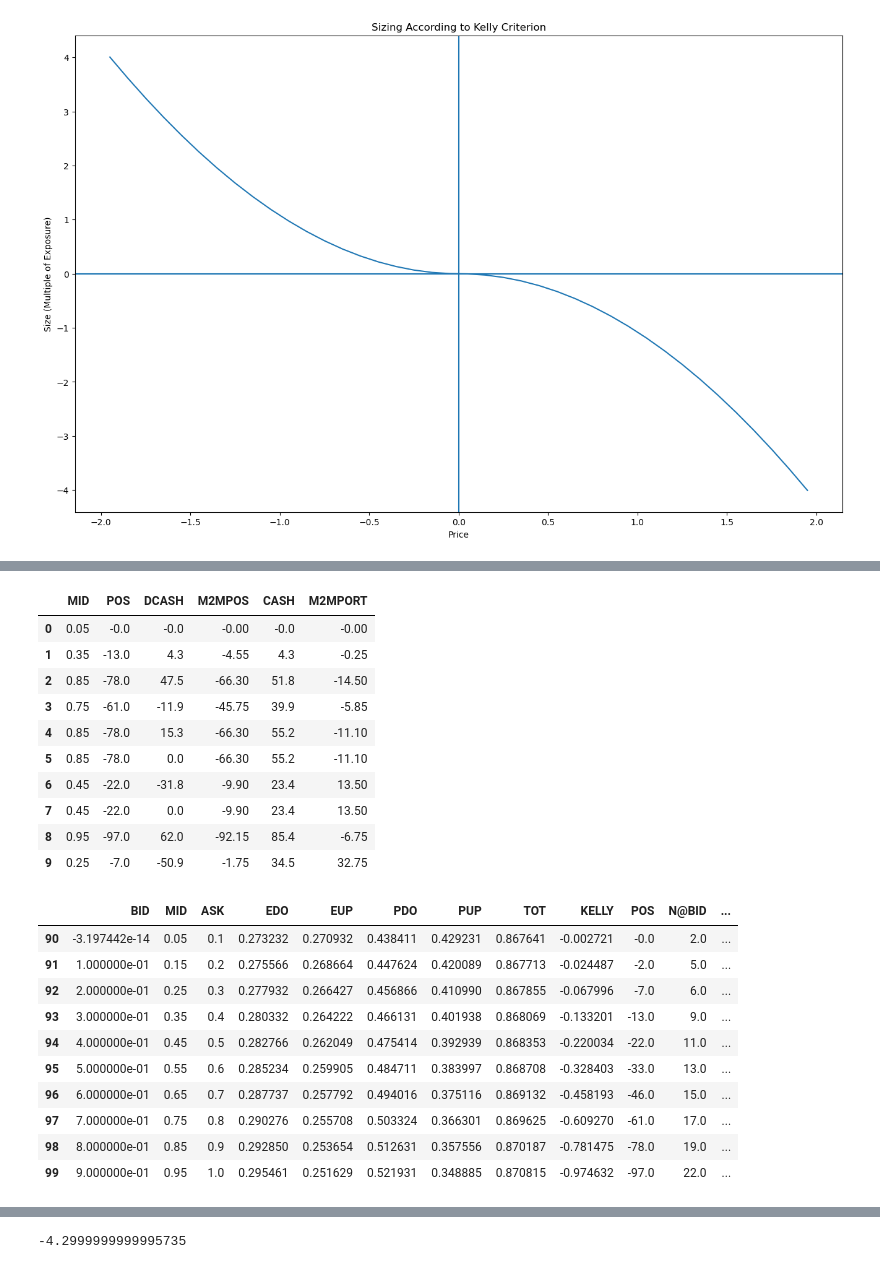
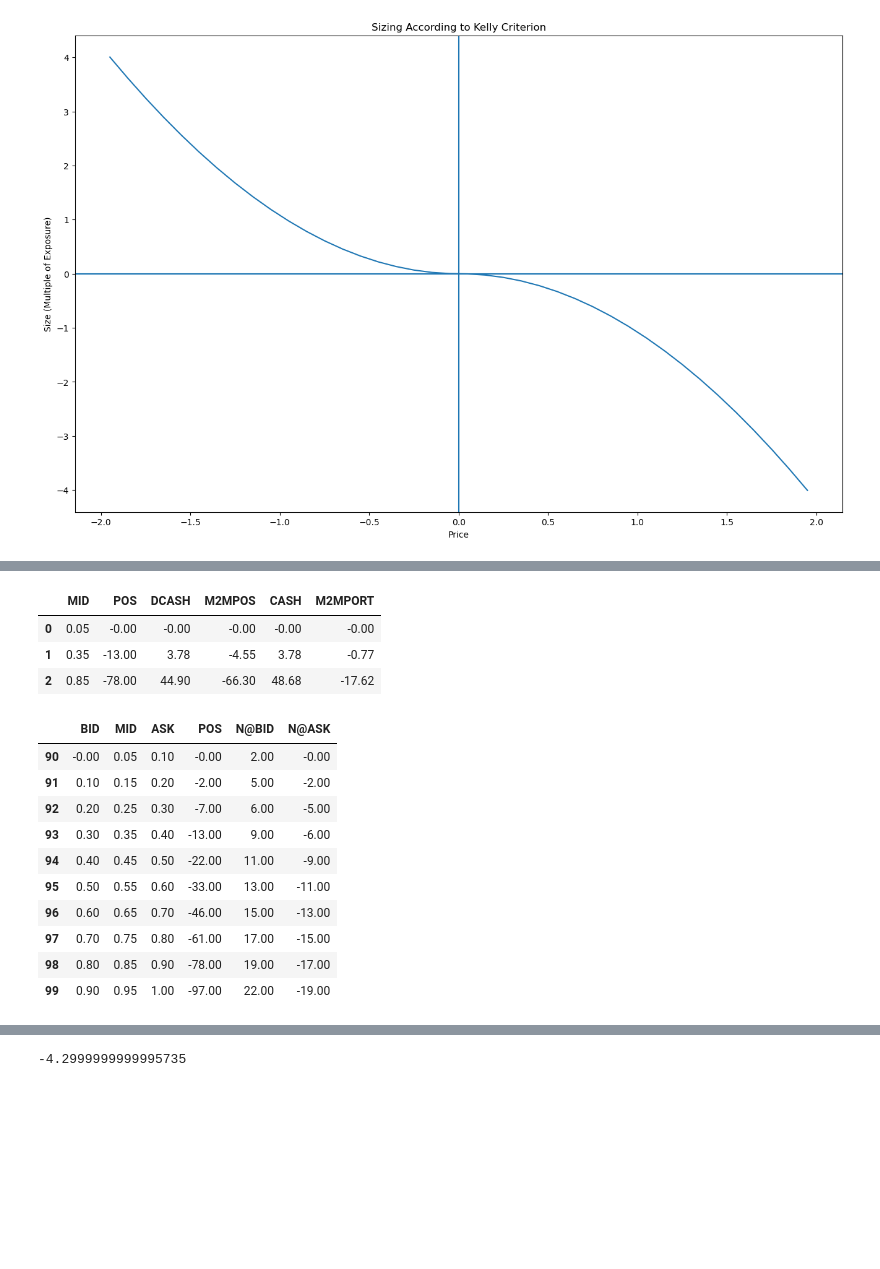
Before and after one commit to philipwlee/oumm, a Jupyter notebook: ou_market_making.ipynb, the cells around one changed output, grey strips where cells are left out. Saved outputs shown, nothing was run; the diff lists cells and outputs as text; code cells hidden in the pictures; blank space fills up the shorter version.

```diff
--- a/ou_market_making.ipynb
+++ b/ou_market_making.ipynb
@@ -1,10 +1,12 @@
 # %%
 import numpy as np
+import pandas as pd
 from scipy import stats
 import matplotlib.pyplot as plt
 from matplotlib.patches import Rectangle
 plt.rc("figure", **{"figsize": (16,10)})
 np.random.seed(27182)
+pd.options.display.float_format = '{:,.2f}'.format
 
 from ou_market_making import OrnsteinUhlenbeck, PriceProcess, MeanRevertingStrategy, round_to
 # %% [markdown]
@@ -203,14 +237,16 @@ plt.show()
 # %% [output]
 [figure]
 # %%
-strat.fill_quality = 1.0
+fig, axs = plt.subplots(2, sharex=True)
 
-strat.backtest()
+for fill in [1.0, 0.8, 0.6]:
+    strat.fill_quality = fill
+    strat.backtest()
+    axs[0].plot(strat.trades["M2MPORT"], color=plt.cm.viridis(fill), label=f"Fill Quality={fill}")
+    axs[0].set(title="Mean Reversion Strategy Performance", ylabel="Portfolio Value (Mark to Market)")
+axs[0].legend()
 
-fig, axs = plt.subplots(2, sharex=True)
-axs[0].plot(strat.trades["M2MPORT"])
 axs[1].plot(strat.trades["MID"])
-axs[0].set(title="Mean Reversion Strategy Performance", ylabel="Portfolio Value (Mark to Market)")
 axs[1].set(xlabel="Time", ylabel="OU Mid Price")
 
 plt.show()
@@ -219,27 +255,20 @@ plt.show()
 # %%
-display(strat.trades.head(10))
+display(strat.trades.head(3))
 dat = strat.data[(0 < strat.data["MID"]) & (strat.data["MID"] < 1)]
-display(dat)
+display(dat[list(strat.data.columns[:3]) + list(strat.data.columns[-3:])])
 # %% [output]
 |  | MID | POS | DCASH | M2MPOS | CASH | M2MPORT |
-| 0 | 0.05 | -0.0 | -0.0 | -0.00 | -0.0 | -0.00 |
-| 1 | 0.35 | -13.0 | 4.3 | -4.55 | 4.3 | -0.25 |
-| 2 | 0.85 | -78.0 | 47.5 | -66.30 | 51.8 | -14.50 |
-| 3 | 0.75 | -61.0 | -11.9 | -45.75 | 39.9 | -5.85 |
-| 4 | 0.85 | -78.0 | 15.3 | -66.30 | 55.2 | -11.10 |
-| 5 | 0.85 | -78.0 | 0.0 | -66.30 | 55.2 | -11.10 |
-| 6 | 0.45 | -22.0 | -31.8 | -9.90 | 23.4 | 13.50 |
-| 7 | 0.45 | -22.0 | 0.0 | -9.90 | 23.4 | 13.50 |
-| 8 | 0.95 | -97.0 | 62.0 | -92.15 | 85.4 | -6.75 |
-| 9 | 0.25 | -7.0 | -50.9 | -1.75 | 34.5 | 32.75 |
+| 0 | 0.05 | -0.00 | -0.00 | -0.00 | -0.00 | -0.00 |
+| 1 | 0.35 | -13.00 | 3.78 | -4.55 | 3.78 | -0.77 |
+| 2 | 0.85 | -78.00 | 44.90 | -66.30 | 48.68 | -17.62 |
-|  | BID | MID | ASK | EDO | EUP | PDO | PUP | TOT | KELLY | POS | N@BID | ... |
-| 90 | -3.197442e-14 | 0.05 | 0.1 | 0.273232 | 0.270932 | 0.438411 | 0.429231 | 0.867641 | -0.002721 | -0.0 | 2.0 | ... |
-| 91 | 1.000000e-01 | 0.15 | 0.2 | 0.275566 | 0.268664 | 0.447624 | 0.420089 | 0.867713 | -0.024487 | -2.0 | 5.0 | ... |
-| 92 | 2.000000e-01 | 0.25 | 0.3 | 0.277932 | 0.266427 | 0.456866 | 0.410990 | 0.867855 | -0.067996 | -7.0 | 6.0 | ... |
-| 93 | 3.000000e-01 | 0.35 | 0.4 | 0.280332 | 0.264222 | 0.466131 | 0.401938 | 0.868069 | -0.133201 | -13.0 | 9.0 | ... |
-| 94 | 4.000000e-01 | 0.45 | 0.5 | 0.282766 | 0.262049 | 0.475414 | 0.392939 | 0.868353 | -0.220034 | -22.0 | 11.0 | ... |
-| 95 | 5.000000e-01 | 0.55 | 0.6 | 0.285234 | 0.259905 | 0.484711 | 0.383997 | 0.868708 | -0.328403 | -33.0 | 13.0 | ... |
-| 96 | 6.000000e-01 | 0.65 | 0.7 | 0.287737 | 0.257792 | 0.494016 | 0.375116 | 0.869132 | -0.458193 | -46.0 | 15.0 | ... |
-| 97 | 7.000000e-01 | 0.75 | 0.8 | 0.290276 | 0.255708 | 0.503324 | 0.366301 | 0.869625 | -0.609270 | -61.0 | 17.0 | ... |
-| 98 | 8.000000e-01 | 0.85 | 0.9 | 0.292850 | 0.253654 | 0.512631 | 0.357556 | 0.870187 | -0.781475 | -78.0 | 19.0 | ... |
-| 99 | 9.000000e-01 | 0.95 | 1.0 | 0.295461 | 0.251629 | 0.521931 | 0.348885 | 0.870815 | -0.974632 | -97.0 | 22.0 | ... |
+|  | BID | MID | ASK | POS | N@BID | N@ASK |
+| 90 | -0.00 | 0.05 | 0.10 | -0.00 | 2.00 | -0.00 |
+| 91 | 0.10 | 0.15 | 0.20 | -2.00 | 5.00 | -2.00 |
+| 92 | 0.20 | 0.25 | 0.30 | -7.00 | 6.00 | -5.00 |
+| 93 | 0.30 | 0.35 | 0.40 | -13.00 | 9.00 | -6.00 |
+| 94 | 0.40 | 0.45 | 0.50 | -22.00 | 11.00 | -9.00 |
+| 95 | 0.50 | 0.55 | 0.60 | -33.00 | 13.00 | -11.00 |
+| 96 | 0.60 | 0.65 | 0.70 | -46.00 | 15.00 | -13.00 |
+| 97 | 0.70 | 0.75 | 0.80 | -61.00 | 17.00 | -15.00 |
+| 98 | 0.80 | 0.85 | 0.90 | -78.00 | 19.00 | -17.00 |
+| 99 | 0.90 | 0.95 | 1.00 | -97.00 | 22.00 | -19.00 |
```
Also changed, not shown: parts of 13 cells of this notebook, 1 other file.
